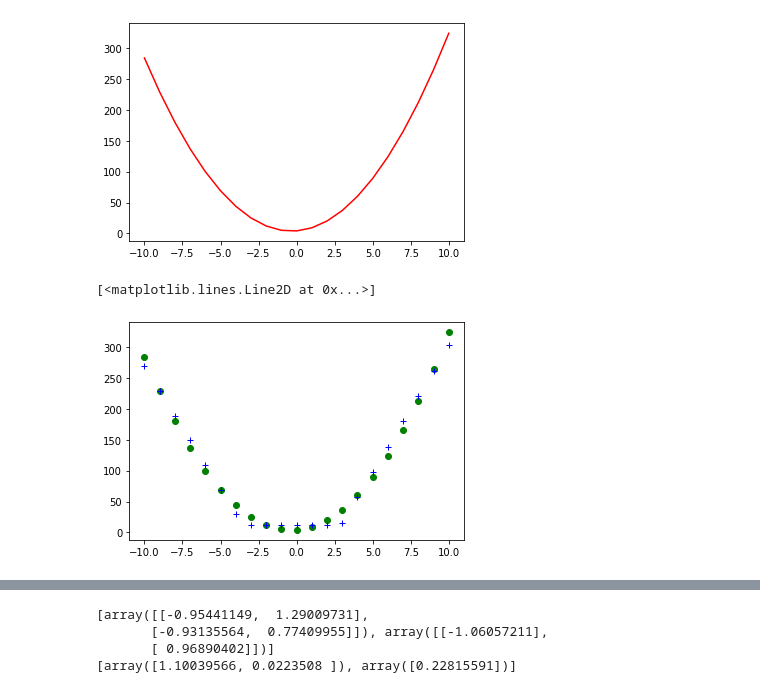
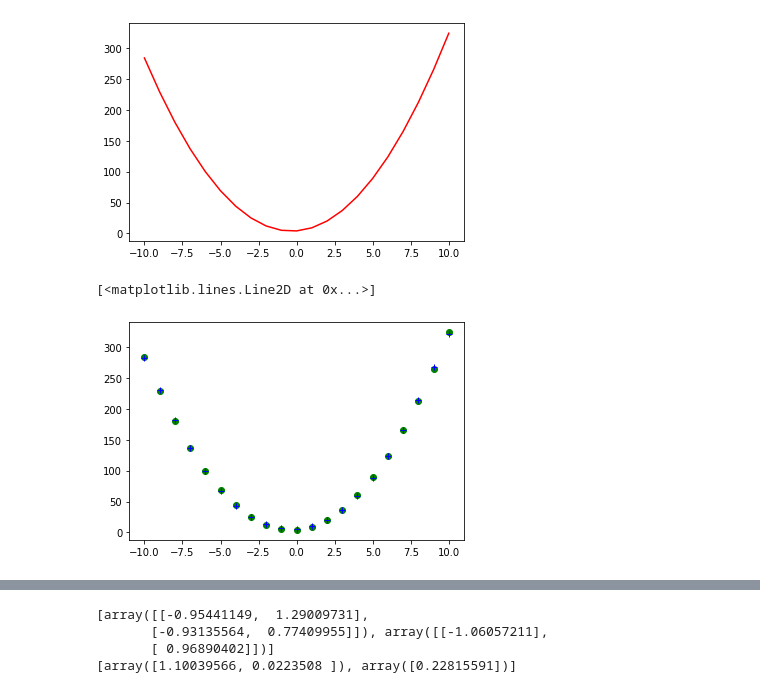
Before and after one commit to everestso/Fall21Spring22, a Jupyter notebook: c165f21MLP.ipynb, the cells around one changed output, grey strips where cells are left out. Drawn from its saved outputs; the diff is of its cells as text; code cells hidden in the pictures.

```diff
--- a/c165f21MLP.ipynb
+++ b/c165f21MLP.ipynb
@@ -159,17 +159,18 @@ plt.plot(X1, Y2, "r-")
 [figure]
 # %%
 reg2 = MLPRegressor(
-                max_iter=100000,
+                max_iter=1000000,
                 hidden_layer_sizes=(2,),
-                solver='lbfgs')
+                solver='lbfgs',
+                activation='logistic')
 lr2 = LinearRegression()
 lr2.fit(X,Y2)
 reg2.fit(X,Y2)
 YPredict = reg2.predict(X)
 Y22Predict= lr2.predict(X)
 plt.plot(X1,Y2, "go")
 plt.plot(X1, YPredict, "b+")
 #plt.plot(X, Y22Predict, "rx")
 # %% [output]
 [<matplotlib.lines.Line2D at 0x...>]
-[figure, old version]
+[figure, new version]
```
Also changed, not shown: parts of 3 cells of this notebook.
